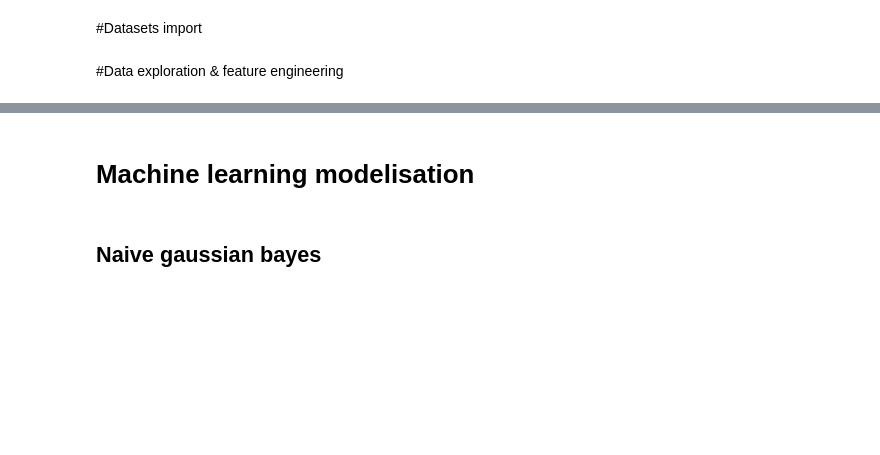
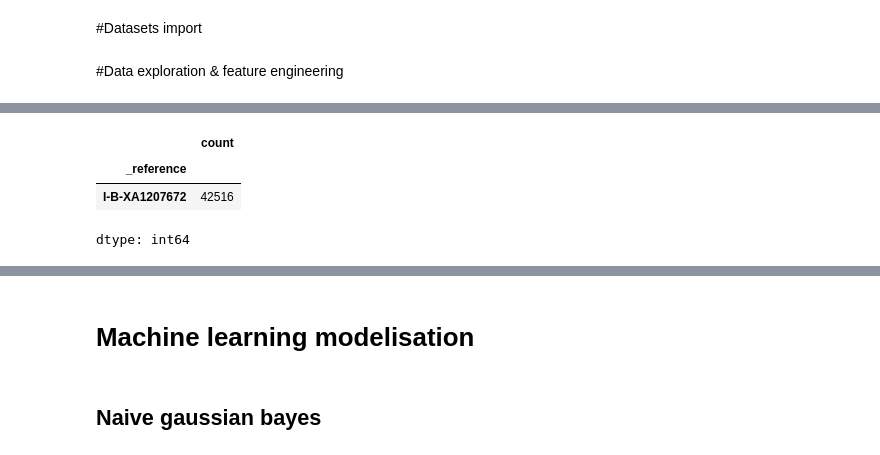
Before and after one commit to dim2s/SAFI, a Jupyter notebook: M06_VALEO_mini_project.ipynb, the cells around one changed output, grey strips where cells are left out. Saved outputs shown, nothing was run; the diff lists cells and outputs as text; code cells hidden in the pictures; blank space fills up the shorter version.

```diff
--- a/M06_VALEO_mini_project.ipynb
+++ b/M06_VALEO_mini_project.ipynb
@@ -39,0 +68,7 @@ sandbox_data=valeo_data.copy()
+# %%
+sandbox_data["_reference"].value_counts()
+# %% [output]
+|  | count |
+| _reference |  |
+| I-B-XA1207672 | 42516 |
+dtype: int64
```
Also changed, not shown: parts of 11 cells of this notebook.
